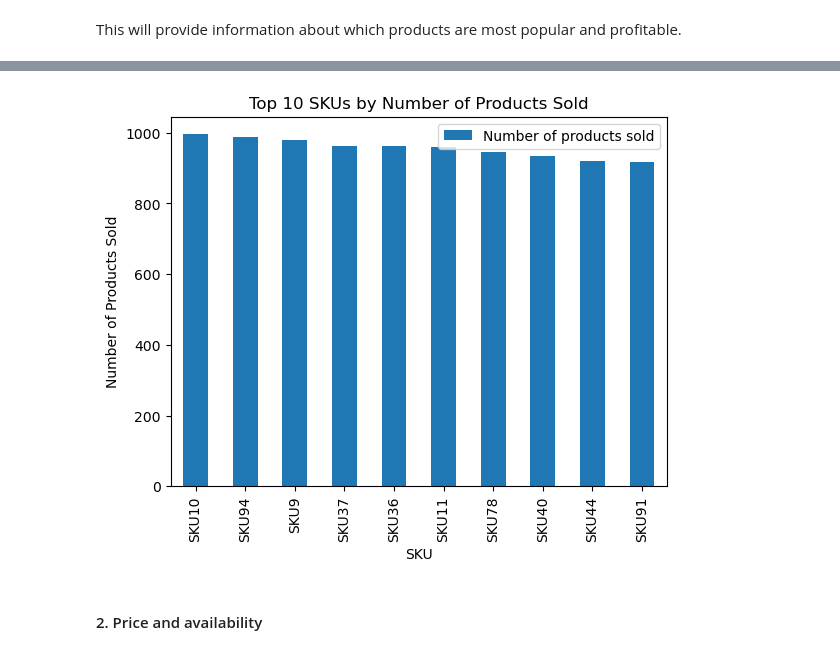
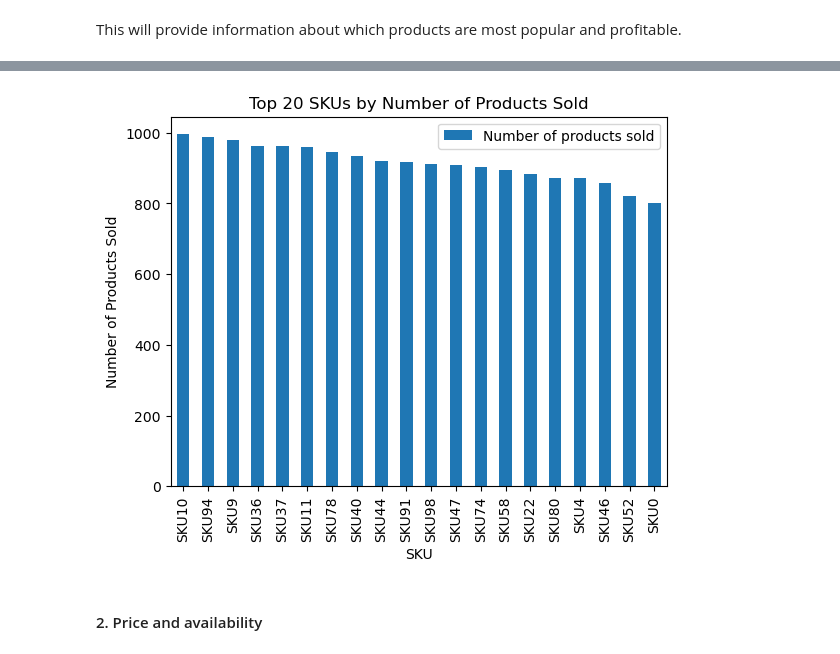
Before and after one commit to George-Mbugua/Supply-Chain-Analysis, a Jupyter notebook: Supply-Chain-Analysis.ipynb, the cells around one changed output, grey strips where cells are left out. Drawn from its saved outputs; the diff is of its cells as text; code cells hidden in the pictures.

```diff
--- a/Supply-Chain-Analysis.ipynb
+++ b/Supply-Chain-Analysis.ipynb
@@ -180,9 +180,7 @@ Observations:
 This will provide information about which products are most popular and profitable.
 # %%
 # Calculating the number of products sold by product type and SKU
-product_sales = product_sales.reset_index()
-product_sales.columns = ['Product type', 'SKU', 'Number of products sold']
-
-top_10_skus = product_sales.sort_values(by='Number of products sold', ascending=False).head(10)
-top_10_skus
+top_20_skus = df.groupby('SKU')['Number of products sold'].sum().sort_values(ascending=False).head(20)
+top_20_skus = top_20_skus.reset_index()
+top_20_skus
 # %% [output]
@@ -190,13 +204,13 @@ ValueError: Length mismatch: Expected axis has 4 elements, new values have 3 ele
 # %%
 # Creating a bar plot
 fig, ax = plt.subplots()
 top_10_skus.plot.bar(x='SKU', y='Number of products sold', ax=ax)
-ax.set_title('Top 10 SKUs by Number of Products Sold')
+ax.set_title('Top 20 SKUs by Number of Products Sold')
 ax.set_xlabel('SKU')
 ax.set_ylabel('Number of Products Sold')
 plt.show()
 # %% [output]
-[figure, old version]
+[figure, new version]
 # %% [markdown]
 #### 2. Price and availability
 # %% [markdown]
```
Also changed, not shown: parts of 5 cells of this notebook.
